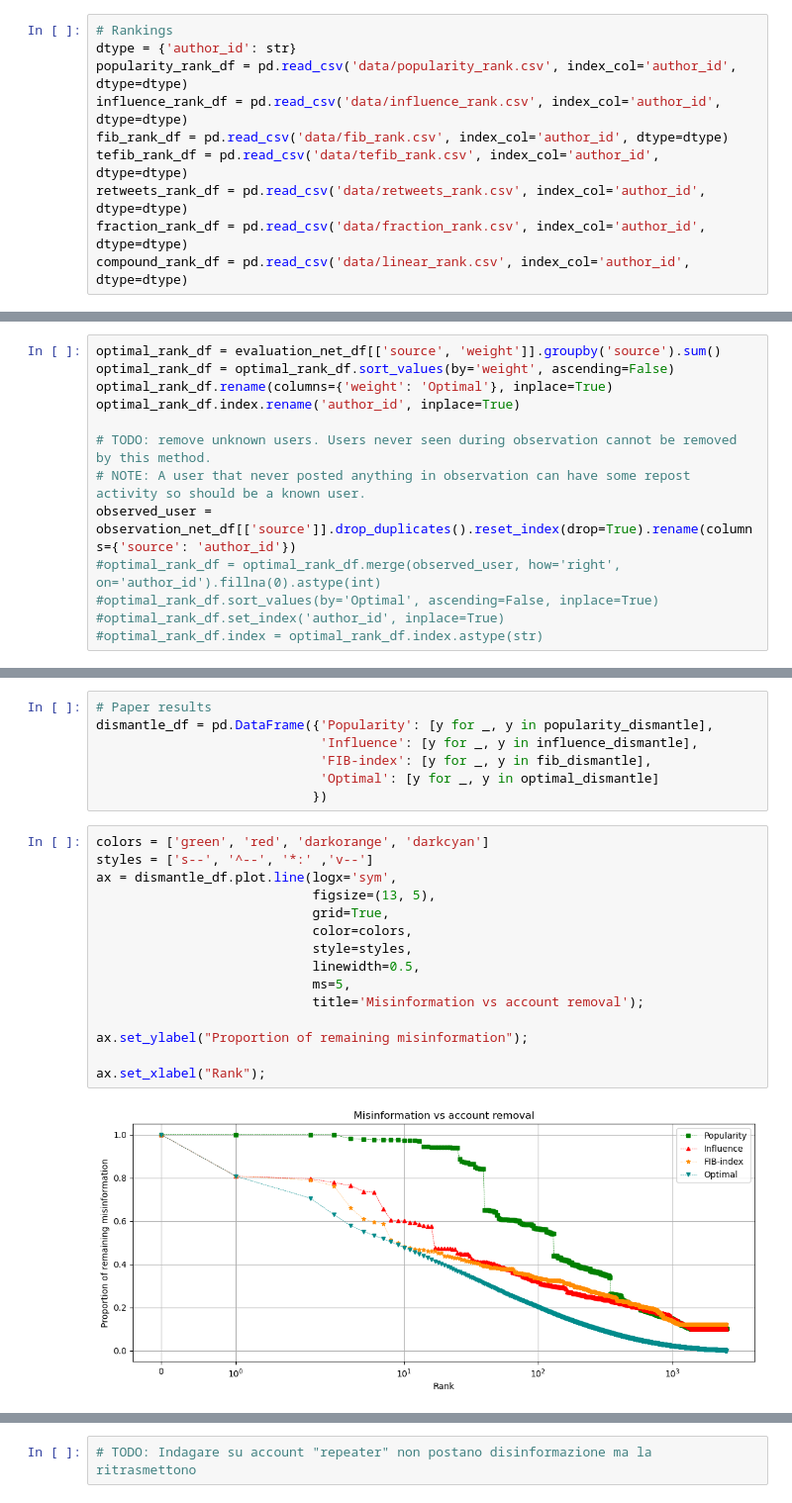
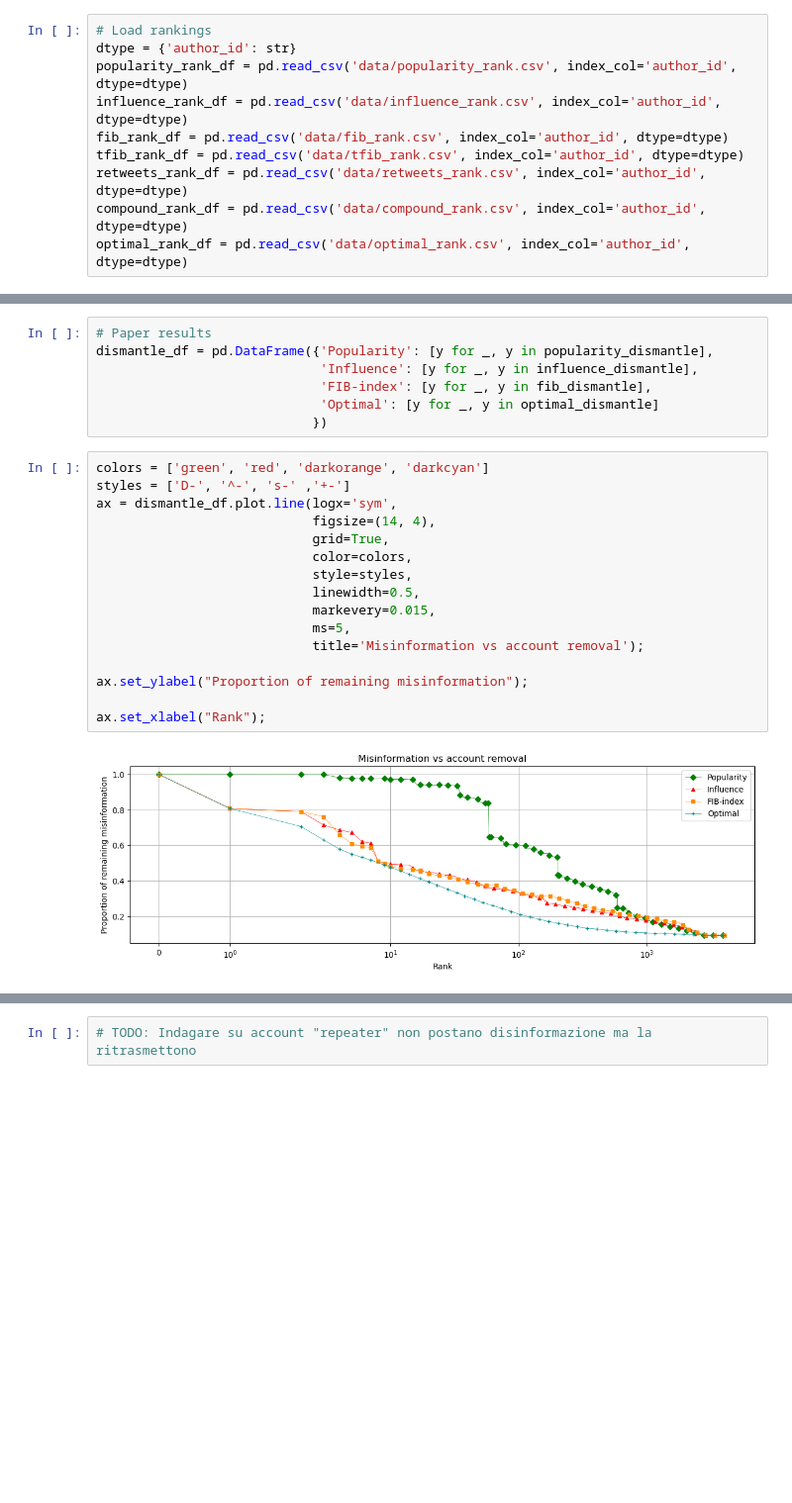
Before and after one commit to 3rr4t1c/superspreader_detection, a Jupyter notebook: dismantling-analysis.ipynb, the cells around one changed output, grey strips where cells are left out. Shown at 99% size. Saved outputs shown, nothing was run; the diff lists cells and outputs as text; blank space fills up the shorter version.

```diff
--- a/dismantling-analysis.ipynb
+++ b/dismantling-analysis.ipynb
@@ -9,15 +9,15 @@ dtype = {'source': str,
 observation_net_df = pd.read_csv('data/observation_retweet_network.csv', dtype=dtype)
 evaluation_net_df = pd.read_csv('data/evaluation_retweet_network.csv', dtype=dtype)
 # %%
-# Rankings
+# Load rankings
 dtype = {'author_id': str}
 popularity_rank_df = pd.read_csv('data/popularity_rank.csv', index_col='author_id', dtype=dtype)
 influence_rank_df = pd.read_csv('data/influence_rank.csv', index_col='author_id', dtype=dtype)
 fib_rank_df = pd.read_csv('data/fib_rank.csv', index_col='author_id', dtype=dtype)
-tefib_rank_df = pd.read_csv('data/tefib_rank.csv', index_col='author_id', dtype=dtype)
+tfib_rank_df = pd.read_csv('data/tfib_rank.csv', index_col='author_id', dtype=dtype)
 retweets_rank_df = pd.read_csv('data/retweets_rank.csv', index_col='author_id', dtype=dtype)
-fraction_rank_df = pd.read_csv('data/fraction_rank.csv', index_col='author_id', dtype=dtype)
-compound_rank_df = pd.read_csv('data/linear_rank.csv', index_col='author_id', dtype=dtype)
+compound_rank_df = pd.read_csv('data/compound_rank.csv', index_col='author_id', dtype=dtype)
+optimal_rank_df = pd.read_csv('data/optimal_rank.csv', index_col='author_id', dtype=dtype)
 # %%
 # Dismantling procedure by given ranking
 def network_dismantle(network_df, ranking_df):
@@ -57,13 +55,0 @@ def network_dismantle(network_df, ranking_df):
-# %%
-optimal_rank_df = evaluation_net_df[['source', 'weight']].groupby('source').sum()
-optimal_rank_df = optimal_rank_df.sort_values(by='weight', ascending=False)
-optimal_rank_df.rename(columns={'weight': 'Optimal'}, inplace=True)
-optimal_rank_df.index.rename('author_id', inplace=True)
-
-# TODO: remove unknown users. Users never seen during observation cannot be removed by this method.
-# NOTE: A user that never posted anything in observation can have some repost activity so should be a known user.
-observed_user = observation_net_df[['source']].drop_duplicates().reset_index(drop=True).rename(columns={'source': 'author_id'})
-#optimal_rank_df = optimal_rank_df.merge(observed_user, how='right', on='author_id').fillna(0).astype(int)
-#optimal_rank_df.sort_values(by='Optimal', ascending=False, inplace=True)
-#optimal_rank_df.set_index('author_id', inplace=True)
-#optimal_rank_df.index = optimal_rank_df.index.astype(str)
@@ -123,21 +101,22 @@ dismantle_df = pd.DataFrame({'Popularity': [y for _, y in popularity_dismantle],
                             })
 # %%
 colors = ['green', 'red', 'darkorange', 'darkcyan']
-styles = ['s--', '^--', '*:' ,'v--']
+styles = ['D-', '^-', 's-' ,'+-']
 ax = dismantle_df.plot.line(logx='sym',
-                            figsize=(13, 5),
+                            figsize=(14, 4),
                             grid=True,
                             color=colors,
                             style=styles,
                             linewidth=0.5,
+                            markevery=0.015,
                             ms=5,
                             title='Misinformation vs account removal');
 
 ax.set_ylabel("Proportion of remaining misinformation");
 
 ax.set_xlabel("Rank");
 # %% [output]
-[figure, old version]
+[figure, new version]
 # %%
 print(len(compound_dismantle))
 print(len(fib_dismantle))
```
Also changed, not shown: parts of 10 cells of this notebook, 11 other files.
